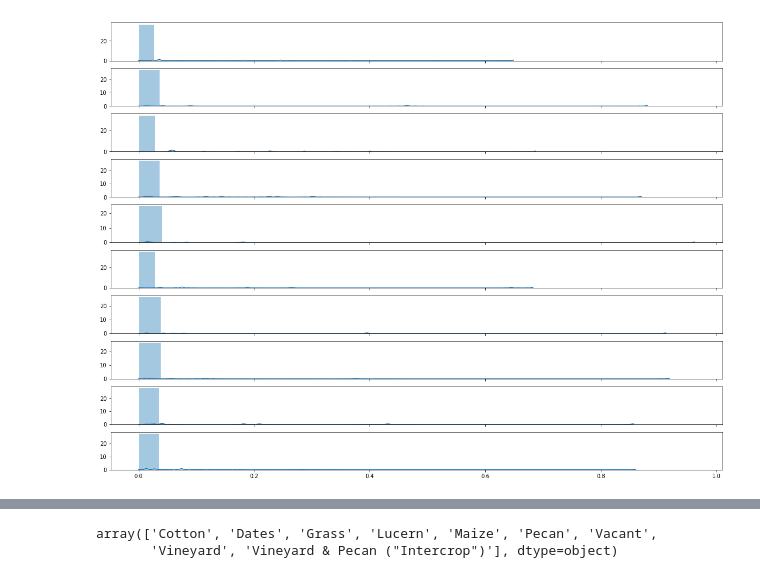
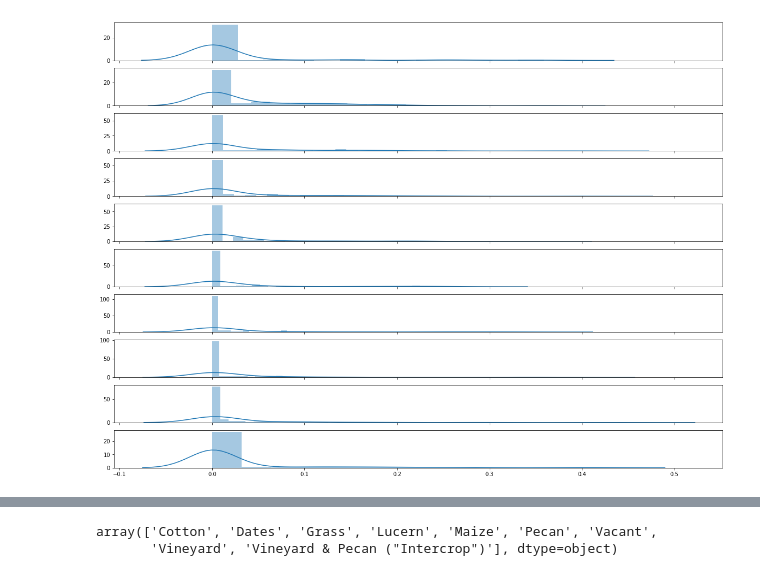
Before and after one commit to Justdjent/crop_field_classification, a Jupyter notebook: notebook/basic_histogram.ipynb, the cells around one changed output, grey strips where cells are left out. Cells and saved outputs as stored; diff of their text form; code cells hidden in the pictures.

Commit message:
improved basic histogram for multiple dates

```diff
--- a/notebook/basic_histogram.ipynb
+++ b/notebook/basic_histogram.ipynb
@@ -14,3 +16,11 @@ from rasterio.features import rasterize
 import rasterio.plot
 import matplotlib.pyplot as plt
 %matplotlib inline
+# %%
+# raster_path = "/home/user/projects/africa_starving/data/images/S2A_MSIL1C_20170101T082332_N0204_R121_T34JEP_20170101T084543.SAFE/GRANULE/L1C_T34JEP_A007983_20170101T084543/IMG_DATA/T34JEP_20170101T082332_TCI.jp2"
+# train_df = gpd.read_file("/home/user/projects/africa_starving/data/train/train/train_repr.geojson")
+# raster_path = "/mnt/storage_4tb/ymi/crop_detection/Africa/data/images/2017-01-01/full/TCI.jp2"
+root_dir = "/mnt/storage_4tb/ymi/crop_detection/Africa/data/images"
+dates = os.listdir(root_dir)
+raster_path = "/mnt/storage_4tb/ymi/crop_detection/Africa/data/images/2017-01-01/full/ndvi.tif"
+train_df = gpd.read_file("/mnt/storage_4tb/ymi/crop_detection/train/train/train_repr.geojson")
@@ -71,16 +141,0 @@ Name: Crop_Id_Ne, Length: 2494, dtype: object
-# %%
-src = rasterio.open(raster_path, 'r')
-imgs = []
-labels = []
-for num, row in train_df.iterrows():
-    try:
-        masked_image, out_transform = rasterio.mask.mask(src, [mapping(row['geometry'])], crop=True, nodata=0)
-        img_to_test = rasterio.plot.reshape_as_image(masked_image)
-        imgs.append(img_to_test)
-        labels.append(row["Crop_Id_Ne"])
-        #masked_image = normalize(masked_image, x_min=norm_dict.get("B08").get('min'), x_max=norm_dict.get("B08").get('max'))
-    except Exception as e:
-        #print(e)
-        continue
-#     if num > 100:
-#         break
@@ -86,0 +173,6 @@ for num, row in train_df.iterrows():
+# %%
+cd = ColorDescriptor([16])
+
+hists = []
+for img, mask in zip(imgs, masks_bin):
+    hists.append(cd.describe(img, mask.astype(np.uint8)))
@@ -98,15 +201,11 @@ cd = ColorDescriptor((8, 12, 6))
-# %%
-hists = []
-for img in imgs:
-    hists.append(cd.describe(img))
 # %%
 # plot
 
 f, axes = plt.subplots(len(hists[:10]), 1, figsize=(20, 15), sharex=True)
-for num, i in enumerate(hists[:10]):
+for num, i in enumerate(hists[110:120]):
     sns.distplot(i, ax=axes[num])
 # %% [output]
-[figure, old version]
+[figure, new version]
 # %%
 def chi2_distance(histA, histB, eps = 1e-10):
     # compute the chi-squared distance
```
Also changed, not shown: parts of 25 cells of this notebook.
